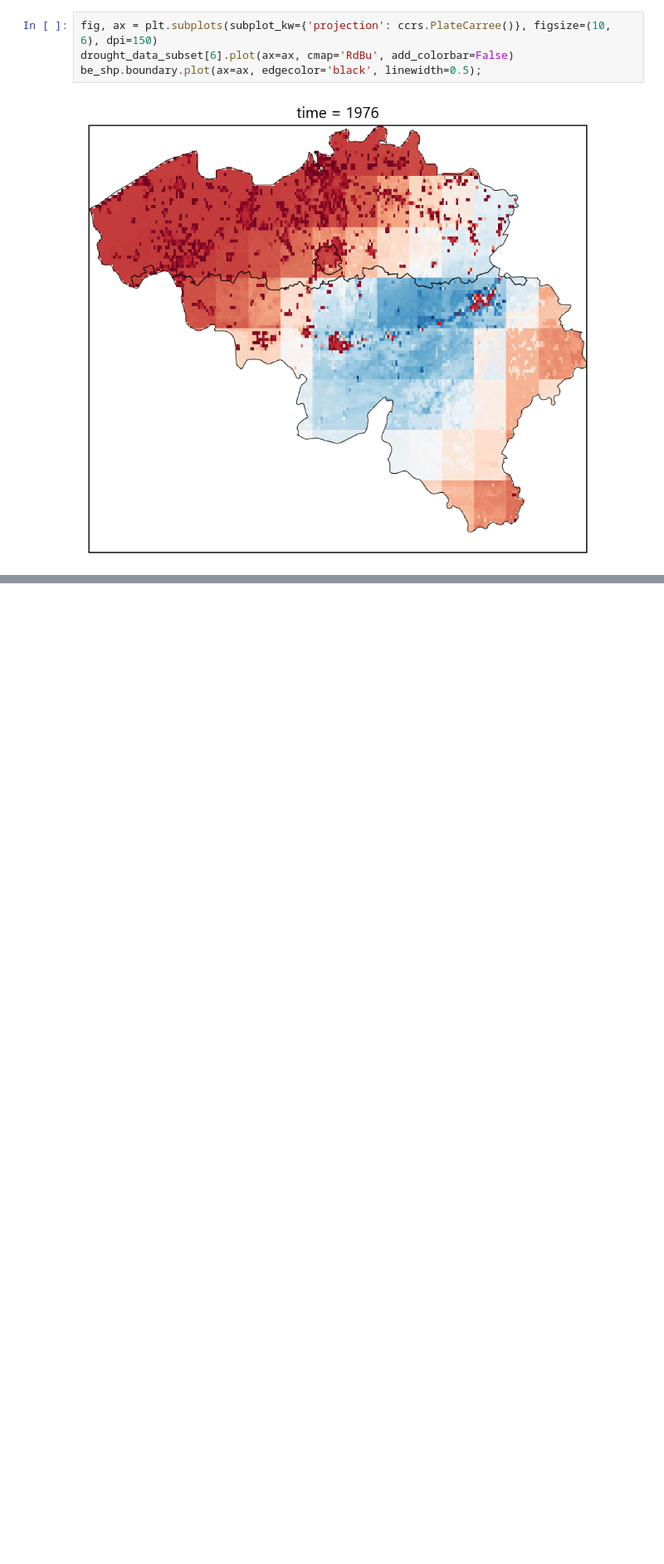
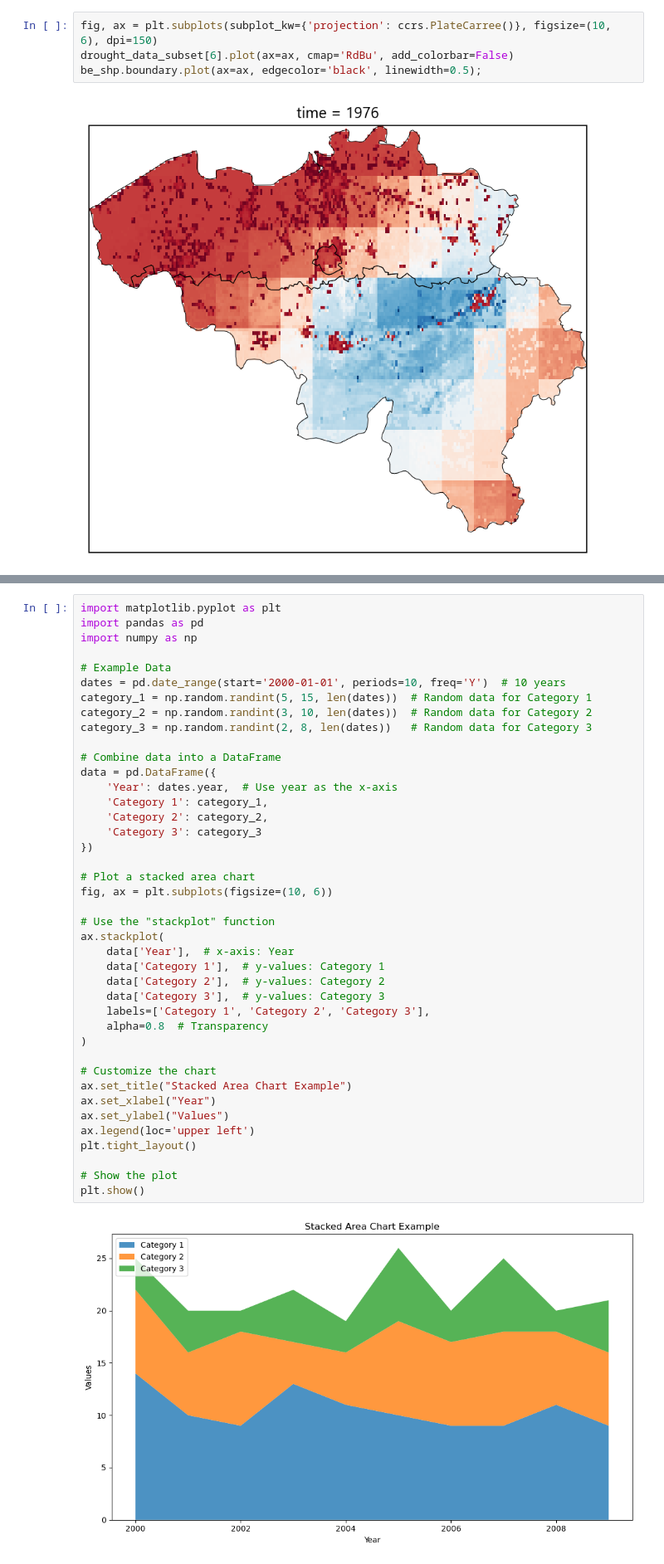
Before and after one commit to klekarkar/mHM_IO_dataprocessing, a Jupyter notebook: soilmoisture_anomalies.ipynb, the cells around one changed output, grey strips where cells are left out. Shown at 83% size. Saved outputs shown, nothing was run; the diff lists cells and outputs as text; blank space fills up the shorter version.

```diff
--- a/soilmoisture_anomalies.ipynb
+++ b/soilmoisture_anomalies.ipynb
@@ -311,0 +314,43 @@ plt.axhline(y=0.2, color='r', linestyle='--')
+# %%
+import matplotlib.pyplot as plt
+import pandas as pd
+import numpy as np
+
+# Example Data
+dates = pd.date_range(start='2000-01-01', periods=10, freq='Y')  # 10 years
+category_1 = np.random.randint(5, 15, len(dates))  # Random data for Category 1
+category_2 = np.random.randint(3, 10, len(dates))  # Random data for Category 2
+category_3 = np.random.randint(2, 8, len(dates))   # Random data for Category 3
+
+# Combine data into a DataFrame
+data = pd.DataFrame({
+    'Year': dates.year,  # Use year as the x-axis
+    'Category 1': category_1,
+    'Category 2': category_2,
+    'Category 3': category_3
+})
+
+# Plot a stacked area chart
+fig, ax = plt.subplots(figsize=(10, 6))
+
+# Use the "stackplot" function
+ax.stackplot(
+    data['Year'],  # x-axis: Year
+    data['Category 1'],  # y-values: Category 1
+    data['Category 2'],  # y-values: Category 2
+    data['Category 3'],  # y-values: Category 3
+    labels=['Category 1', 'Category 2', 'Category 3'],
+    alpha=0.8  # Transparency
+)
+
+# Customize the chart
+ax.set_title("Stacked Area Chart Example")
+ax.set_xlabel("Year")
+ax.set_ylabel("Values")
+ax.legend(loc='upper left')
+plt.tight_layout()
+
+# Show the plot
+plt.show()
+# %% [output]
+[figure, added]
```
Also changed, not shown: parts of 2 cells of this notebook, 1 other file.
